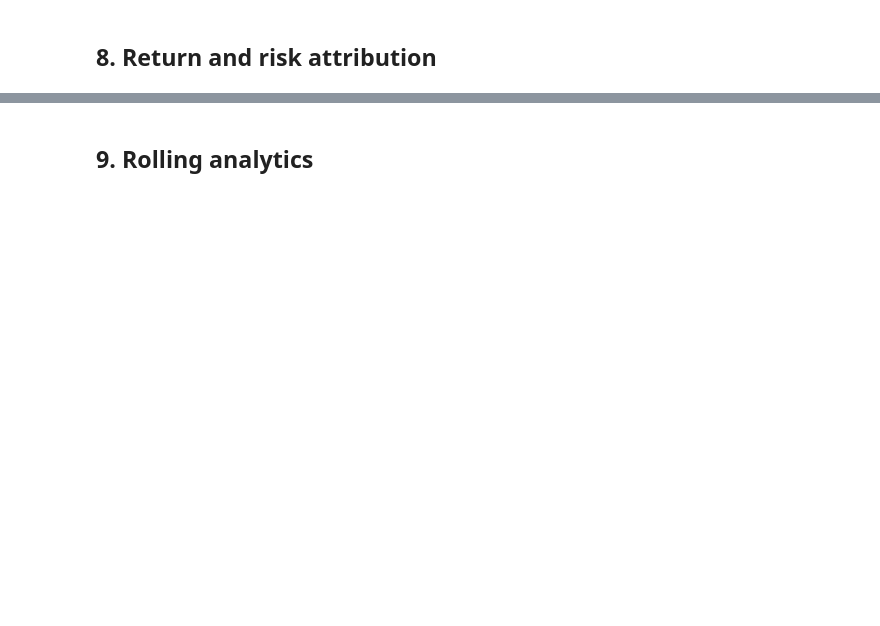
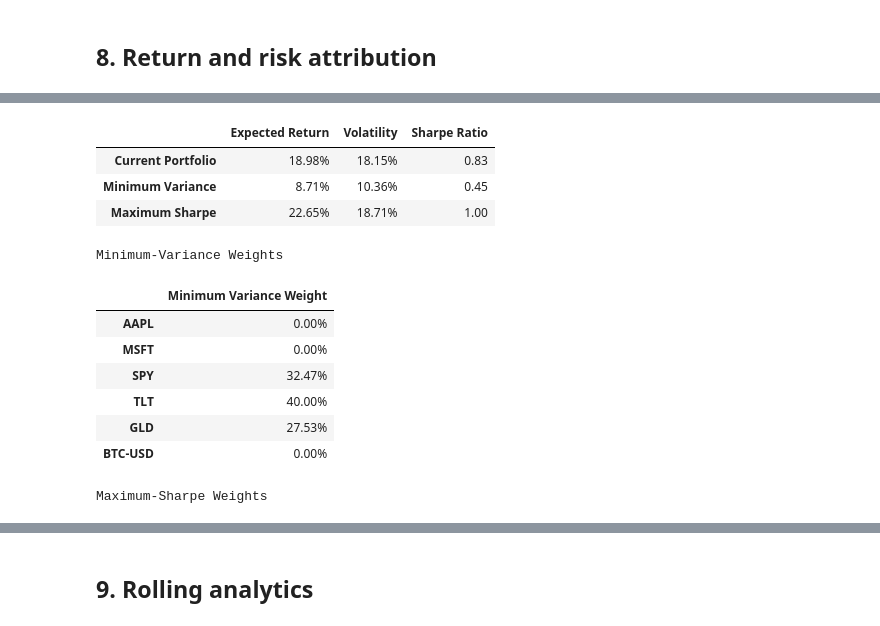
Before and after one commit to davidcodes6/portfolio-analytics, a Jupyter notebook: notebooks/portfolio_analytics_colab.ipynb, the cells around one changed output, grey strips where cells are left out. Drawn from its saved outputs; the diff is of its cells as text; code cells hidden in the pictures; blank space fills up the shorter version.

```diff
--- a/notebooks/portfolio_analytics_colab.ipynb
+++ b/notebooks/portfolio_analytics_colab.ipynb
@@ -31,2 +50,21 @@ print("Project root:", PROJECT_ROOT)
 # %% [markdown]
 ## 2. Imports and validated configuration
+# %%
+from pathlib import Path
+import sys
+
+CURRENT_DIR = Path.cwd()
+
+if CURRENT_DIR.name == "notebooks":
+    PROJECT_ROOT = CURRENT_DIR.parent
+else:
+    PROJECT_ROOT = CURRENT_DIR
+
+project_root_str = str(PROJECT_ROOT)
+
+if project_root_str not in sys.path:
+    sys.path.insert(0, project_root_str)
+
+print("Notebook working directory:", CURRENT_DIR)
+print("Project root added to Python path:", PROJECT_ROOT)
+print("src exists:", (PROJECT_ROOT / "src").exists())
@@ -156,0 +327,60 @@ print(f"Diversification ratio: {div_ratio:.3f}")
+# %%
+current_return = float(weights @ expected_returns)
+
+current_volatility = float(
+    np.sqrt(
+        weights.T
+        @ covariance_matrix
+        @ weights
+    )
+)
+
+current_sharpe = (
+    current_return - config.annual_risk_free_rate
+) / current_volatility
+
+optimization_summary = pd.DataFrame(
+    {
+        "Current Portfolio": {
+            "Expected Return": current_return,
+            "Volatility": current_volatility,
+            "Sharpe Ratio": current_sharpe,
+        },
+        "Minimum Variance": {
+            "Expected Return": minimum_variance.expected_return,
+            "Volatility": minimum_variance.volatility,
+            "Sharpe Ratio": minimum_variance.sharpe_ratio,
+        },
+        "Maximum Sharpe": {
+            "Expected Return": maximum_sharpe.expected_return,
+            "Volatility": maximum_sharpe.volatility,
+            "Sharpe Ratio": maximum_sharpe.sharpe_ratio,
+        },
+    }
+).T
+
+display(optimization_summary.style.format({
+    "Expected Return": "{:.2%}",
+    "Volatility": "{:.2%}",
+    "Sharpe Ratio": "{:.2f}",
+}))
+
+print("Minimum-Variance Weights")
+display(minimum_variance.weights.to_frame().style.format("{:.2%}"))
+
+print("Maximum-Sharpe Weights")
+display(maximum_sharpe.weights.to_frame().style.format("{:.2%}"))
+# %% [output]
+|  | Expected Return | Volatility | Sharpe Ratio |
+| Current Portfolio | 18.98% | 18.15% | 0.83 |
+| Minimum Variance | 8.71% | 10.36% | 0.45 |
+| Maximum Sharpe | 22.65% | 18.71% | 1.00 |
+Minimum-Variance Weights
+|  | Minimum Variance Weight |
+| AAPL | 0.00% |
+| MSFT | 0.00% |
+| SPY | 32.47% |
+| TLT | 40.00% |
+| GLD | 27.53% |
+| BTC-USD | 0.00% |
+Maximum-Sharpe Weights
```
Also changed, not shown: parts of 23 cells of this notebook, 1 other file.
